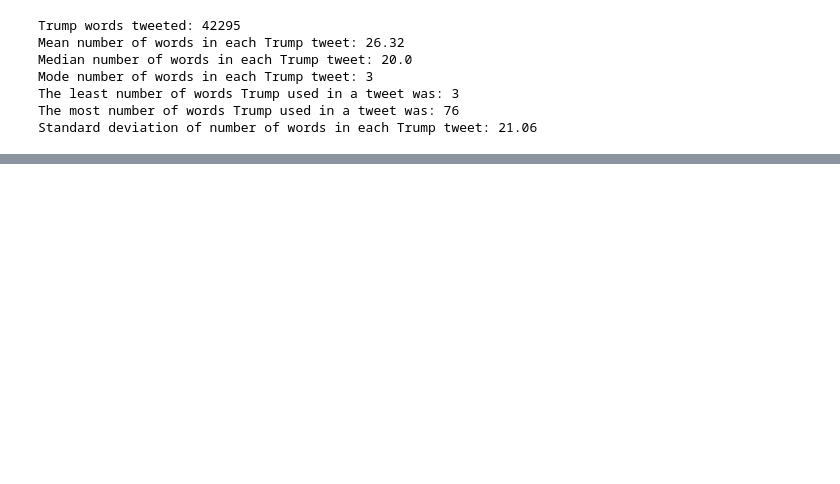
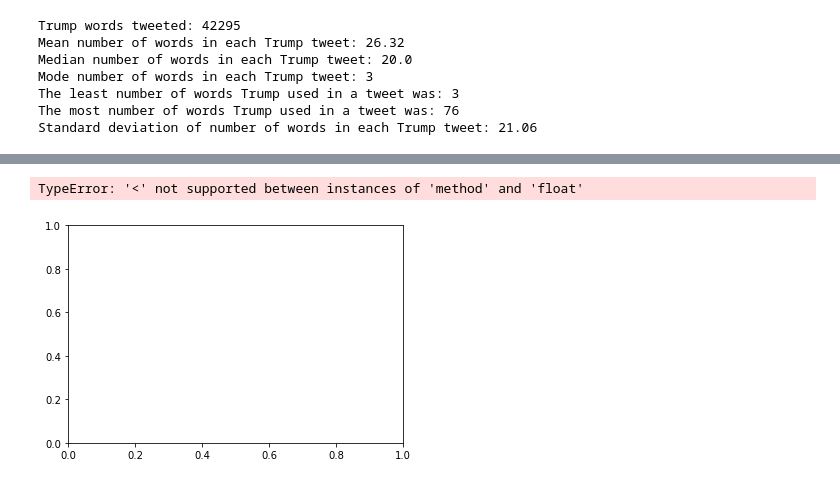
Before and after one commit to sunil-2000/Twitter-Data-Science-Project, a Jupyter notebook: Chris.ipynb, the cells around one changed output, grey strips where cells are left out. Saved outputs shown, nothing was run; the diff lists cells and outputs as text; code cells hidden in the pictures; blank space fills up the shorter version.

```diff
--- a/Chris.ipynb
+++ b/Chris.ipynb
@@ -126,0 +221,14 @@ Standard deviation of number of words in each Trump tweet: 21.06
+# %%
+# Favorites logged
+
+trump_favouritelogged=trump_tweets.copy()
+trump_favouritelogged['favourite']=np.log10(trump_favouritelogged['favourite'])
+
+trump_favouritelogged.replace([np.inf, -np.inf], np.nan)
+
+plt.hist(trump_favouritelogged['favourite'].dropna, bins = 30)
+plt.title("Distribution of Number of Favorites for Trump Tweets (Logged)")
+plt.xlabel("Favorites")
+# %% [output]
+TypeError: '<' not supported between instances of 'method' and 'float'
+[figure, added]
```
Also changed, not shown: parts of 28 cells of this notebook, 1 other file.
